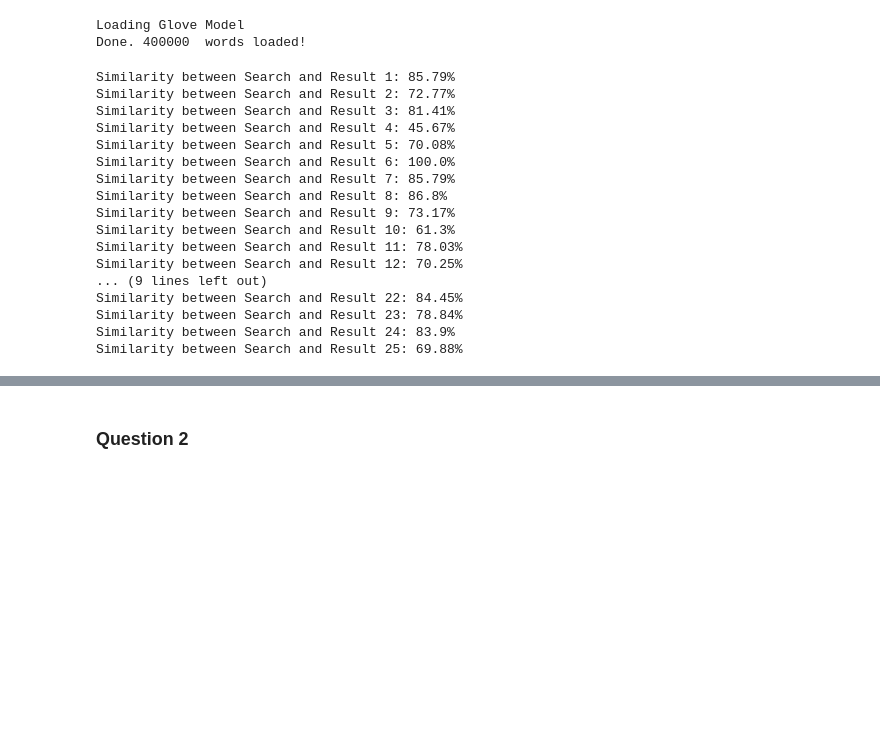
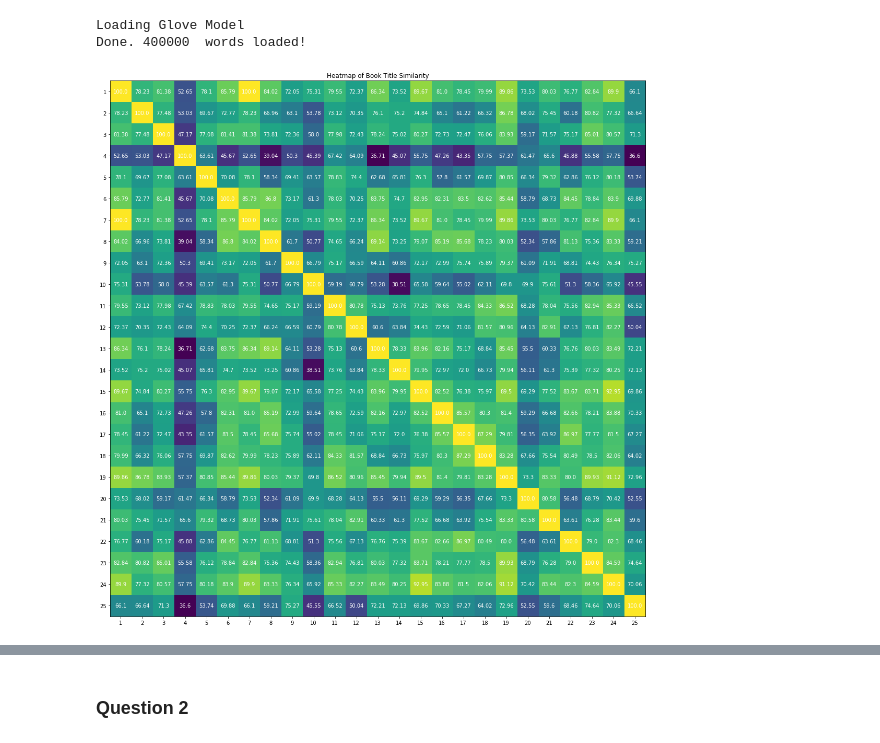
Before and after one commit to bpwilke/SMUNaturalLanguageProcessing, a Jupyter notebook: HW6/Benjamin_Wilke_HW6.ipynb, the cells around one changed output, grey strips where cells are left out. Cells and saved outputs as stored; diff of their text form; code cells hidden in the pictures; blank space fills up the shorter version.

```diff
--- a/HW6/Benjamin_Wilke_HW6.ipynb
+++ b/HW6/Benjamin_Wilke_HW6.ipynb
@@ -99,26 +101,3 @@ def preprocess(sent):
     sent = ' '.join([word for word in sent.split() if word not in stopwords])     # remove stopwords
     sent = ' '.join([word for word in sent.split() if word.isalpha()])            # remove numbers
     return [word for word in sent.split()]
-# %%
-s1 = "Data Driven: Harnessing Data and AI to Reinvent Customer Engagement"
-
-for idx, each in enumerate(titles_list):
-    print("Similarity between Search and Result {0}: {1}%".format(idx + 1, cosine_distance_wordembedding_method(s1, each)))
-# %% [output]
-Similarity between Search and Result 1: 85.79%
-Similarity between Search and Result 2: 72.77%
-Similarity between Search and Result 3: 81.41%
-Similarity between Search and Result 4: 45.67%
-Similarity between Search and Result 5: 70.08%
-Similarity between Search and Result 6: 100.0%
-Similarity between Search and Result 7: 85.79%
-Similarity between Search and Result 8: 86.8%
-Similarity between Search and Result 9: 73.17%
-Similarity between Search and Result 10: 61.3%
-Similarity between Search and Result 11: 78.03%
-Similarity between Search and Result 12: 70.25%
-... (9 lines left out)
-Similarity between Search and Result 22: 84.45%
-Similarity between Search and Result 23: 78.84%
-Similarity between Search and Result 24: 83.9%
-Similarity between Search and Result 25: 69.88%
@@ -124,0 +114,24 @@ Similarity between Search and Result 25: 69.88%
+# %%
+%matplotlib inline
+fig, ax = plt.subplots(figsize=(15,15))
+im = ax.imshow(all_distances)
+
+# We want to show all ticks...
+ax.set_xticks(np.arange(len(distances)))
+ax.set_yticks(np.arange(len(distances)))
+
+labels = [each + 1 for each in range(25)]
+
+ax.set_xticklabels(labels)
+ax.set_yticklabels(labels)
+
+# Loop over data dimensions and create text annotations.
+for i in range(len(distances)):
+    for j in range(len(distances)):
+        text = ax.text(j, i, all_distances[i, j], ha="center", va="center", color="w")
+
+ax.set_title("Heatmap of Book Title Similarity")
+fig.tight_layout()
+plt.show()
+# %% [output]
+[figure, added]
```
Also changed, not shown: parts of 10 cells of this notebook, 3 other files.
